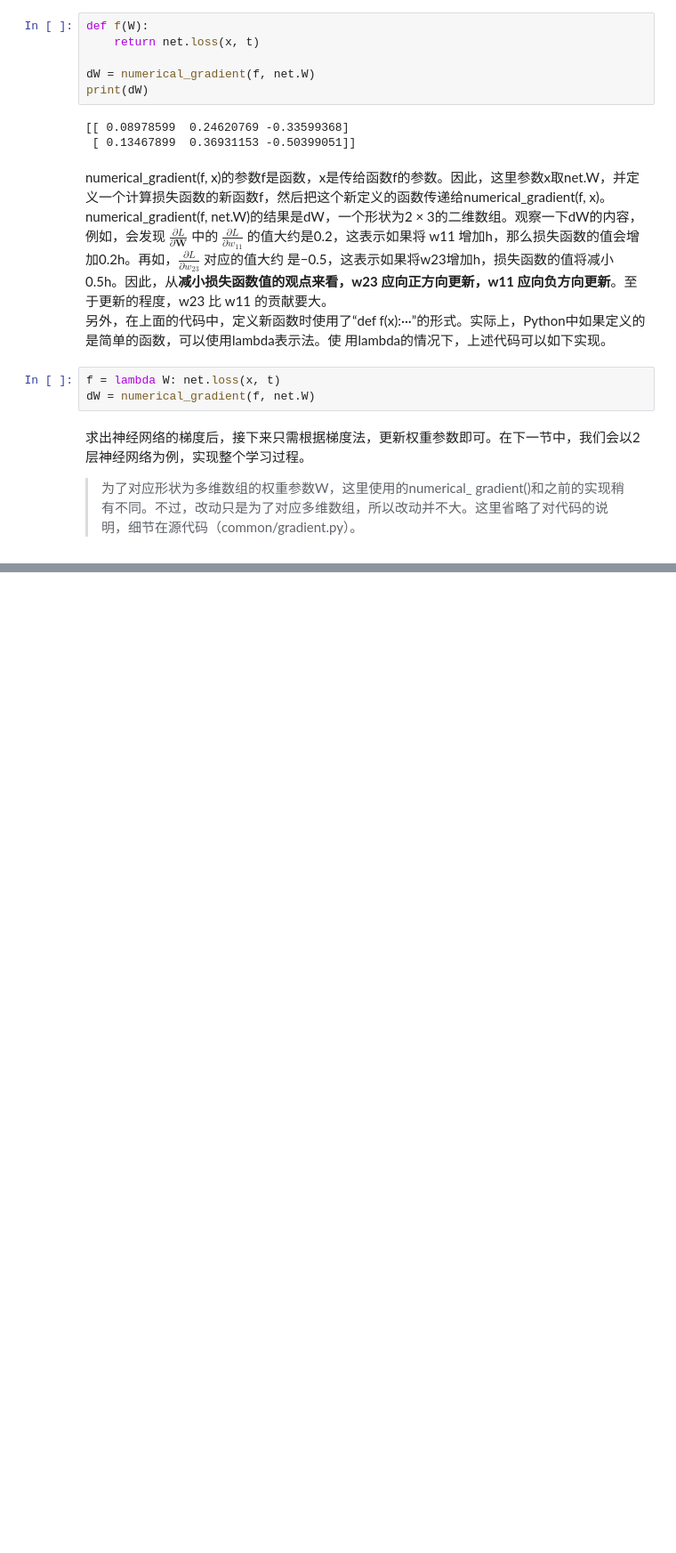
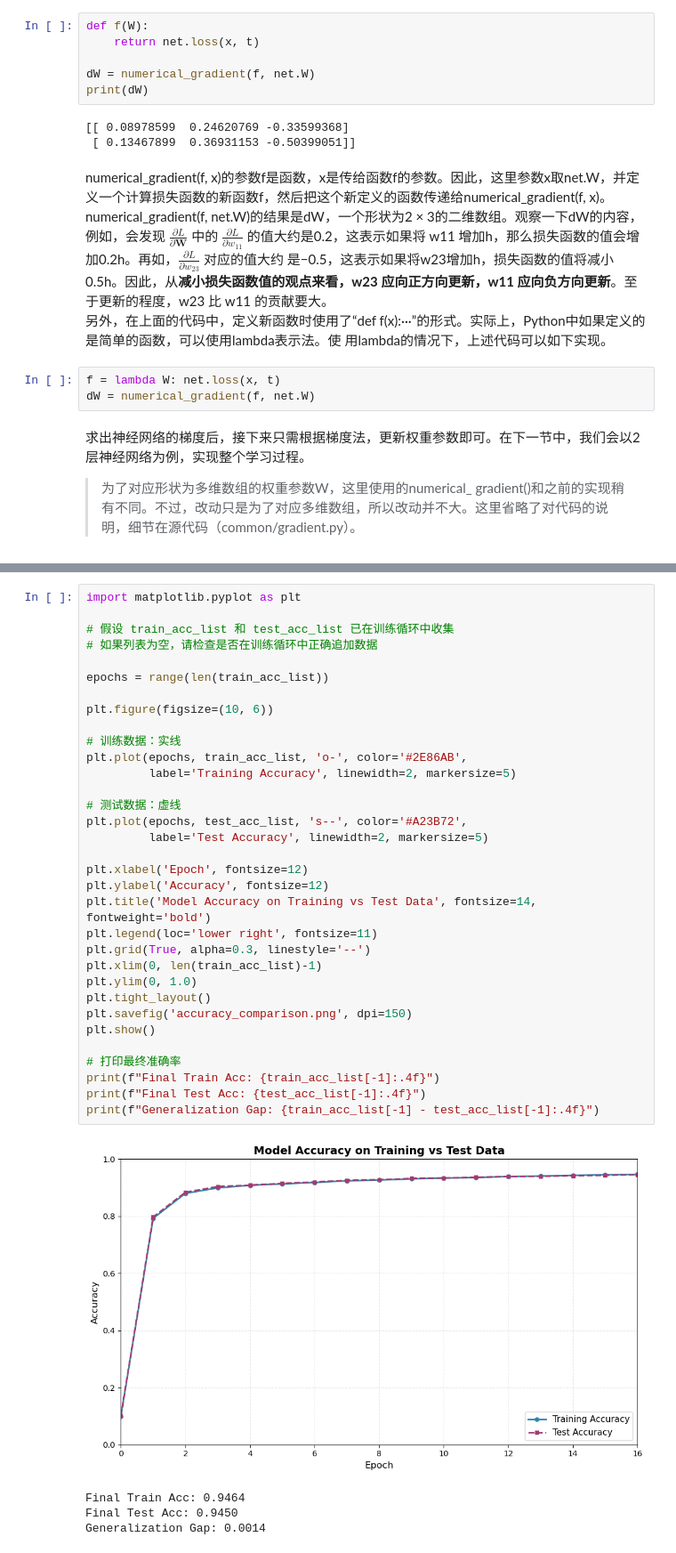
Before and after one commit to xx1902/Fish-DL, a Jupyter notebook: neural_study.ipynb, the cells around one changed output, grey strips where cells are left out. Shown at 89% size. Cells and saved outputs as stored; diff of their text form; blank space fills up the shorter version.

```diff
--- a/neural_study.ipynb
+++ b/neural_study.ipynb
@@ -568,0 +853,38 @@ dW = numerical_gradient(f, net.W)
+# %%
+import matplotlib.pyplot as plt
+
+# 假设 train_acc_list 和 test_acc_list 已在训练循环中收集
+# 如果列表为空，请检查是否在训练循环中正确追加数据
+
+epochs = range(len(train_acc_list))
+
+plt.figure(figsize=(10, 6))
+
+# 训练数据：实线
+plt.plot(epochs, train_acc_list, 'o-', color='#2E86AB',
+         label='Training Accuracy', linewidth=2, markersize=5)
+
+# 测试数据：虚线
+plt.plot(epochs, test_acc_list, 's--', color='#A23B72',
+         label='Test Accuracy', linewidth=2, markersize=5)
+
+plt.xlabel('Epoch', fontsize=12)
+plt.ylabel('Accuracy', fontsize=12)
+plt.title('Model Accuracy on Training vs Test Data', fontsize=14, fontweight='bold')
+plt.legend(loc='lower right', fontsize=11)
+plt.grid(True, alpha=0.3, linestyle='--')
+plt.xlim(0, len(train_acc_list)-1)
+plt.ylim(0, 1.0)
+plt.tight_layout()
+plt.savefig('accuracy_comparison.png', dpi=150)
+plt.show()
+
+# 打印最终准确率
+print(f"Final Train Acc: {train_acc_list[-1]:.4f}")
+print(f"Final Test Acc: {test_acc_list[-1]:.4f}")
+print(f"Generalization Gap: {train_acc_list[-1] - test_acc_list[-1]:.4f}")
+# %% [output]
+[figure, added]
+Final Train Acc: 0.9464
+Final Test Acc: 0.9450
+Generalization Gap: 0.0014
```
Also changed, not shown: parts of 17 cells of this notebook, 3 other files.
